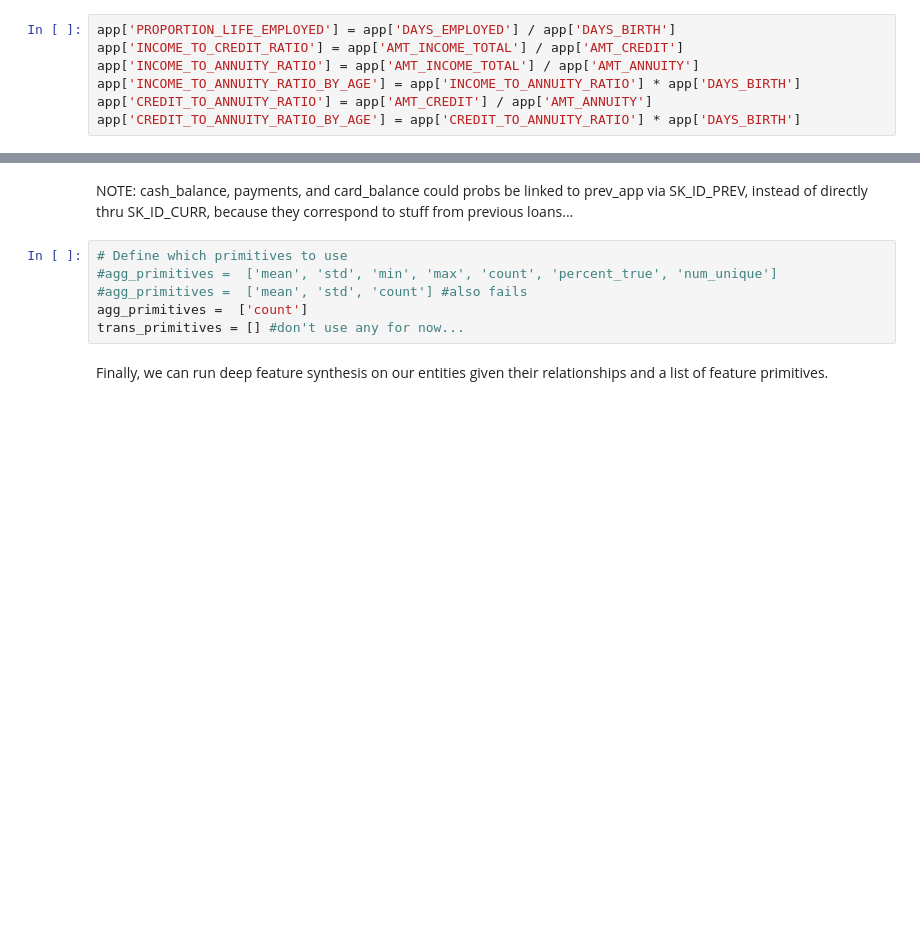
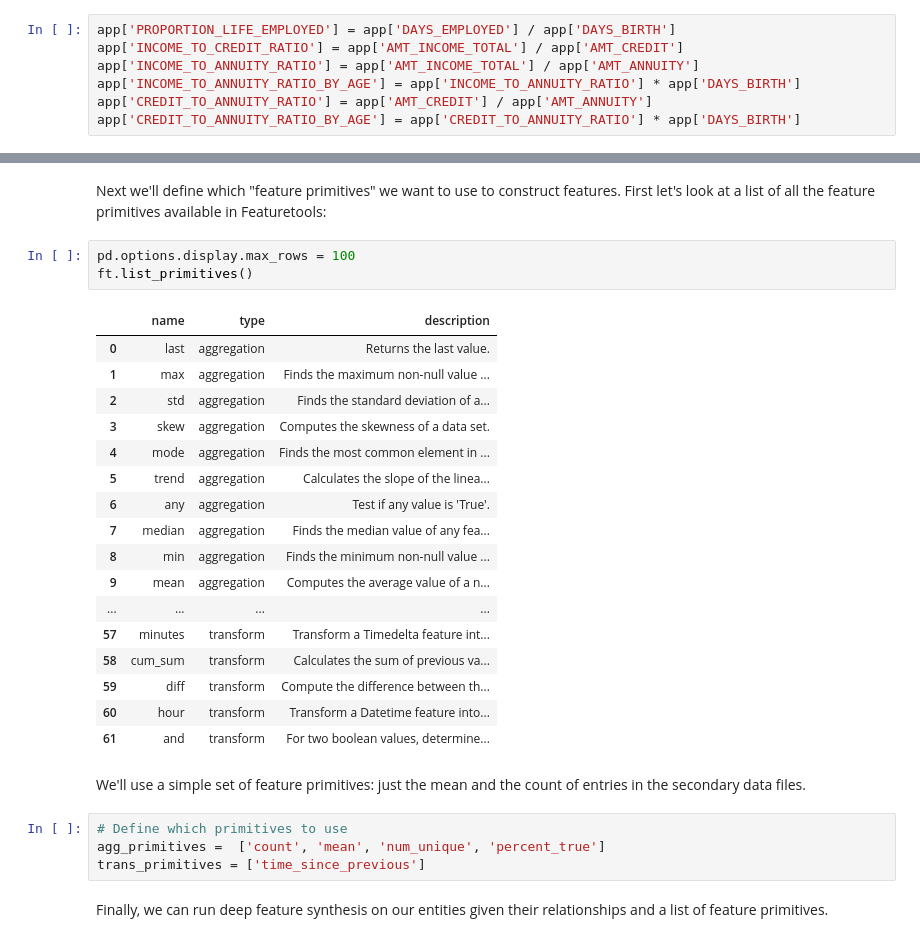
Before and after one commit to brendanhasz/home-credit-group, a Jupyter notebook: HomeCreditGroup.ipynb, the cells around one changed output, grey strips where cells are left out. Drawn from its saved outputs; the diff is of its cells as text; blank space fills up the shorter version.

```diff
--- a/HomeCreditGroup.ipynb
+++ b/HomeCreditGroup.ipynb
@@ -285,11 +473,32 @@ relationships = [
-# %% [markdown]
-NOTE: cash_balance, payments, and card_balance could probs be linked to prev_app via SK_ID_PREV, instead of directly thru SK_ID_CURR, because they correspond to stuff from previous loans...
+# %% [markdown]
+Next we'll define which "feature primitives" we want to use to construct features.  First let's look at a list of all the feature primitives available in Featuretools:
+# %%
+pd.options.display.max_rows = 100
+ft.list_primitives()
+# %% [output]
+|  | name | type | description |
+| 0 | last | aggregation | Returns the last value. |
+| 1 | max | aggregation | Finds the maximum non-null value ... |
+| 2 | std | aggregation | Finds the standard deviation of a... |
+| 3 | skew | aggregation | Computes the skewness of a data set. |
+| 4 | mode | aggregation | Finds the most common element in ... |
+| 5 | trend | aggregation | Calculates the slope of the linea... |
+| 6 | any | aggregation | Test if any value is 'True'. |
+| 7 | median | aggregation | Finds the median value of any fea... |
+| 8 | min | aggregation | Finds the minimum non-null value ... |
+| 9 | mean | aggregation | Computes the average value of a n... |
+| ... | ... | ... | ... |
+| 57 | minutes | transform | Transform a Timedelta feature int... |
+| 58 | cum_sum | transform | Calculates the sum of previous va... |
+| 59 | diff | transform | Compute the difference between th... |
+| 60 | hour | transform | Transform a Datetime feature into... |
+| 61 | and | transform | For two boolean values, determine... |
+# %% [markdown]
+We'll use a simple set of feature primitives: just the mean and the count of entries in the secondary data files.
 # %%
 # Define which primitives to use
-#agg_primitives =  ['mean', 'std', 'min', 'max', 'count', 'percent_true', 'num_unique']
-#agg_primitives =  ['mean', 'std', 'count'] #also fails
-agg_primitives =  ['count']
-trans_primitives = [] #don't use any for now...
+agg_primitives =  ['count', 'mean', 'num_unique', 'percent_true']
+trans_primitives = ['time_since_previous']
 # %% [markdown]
 Finally, we can run deep feature synthesis on our entities given their relationships and a list of feature primitives.
 # %%
```
Also changed, not shown: parts of 24 cells of this notebook.
